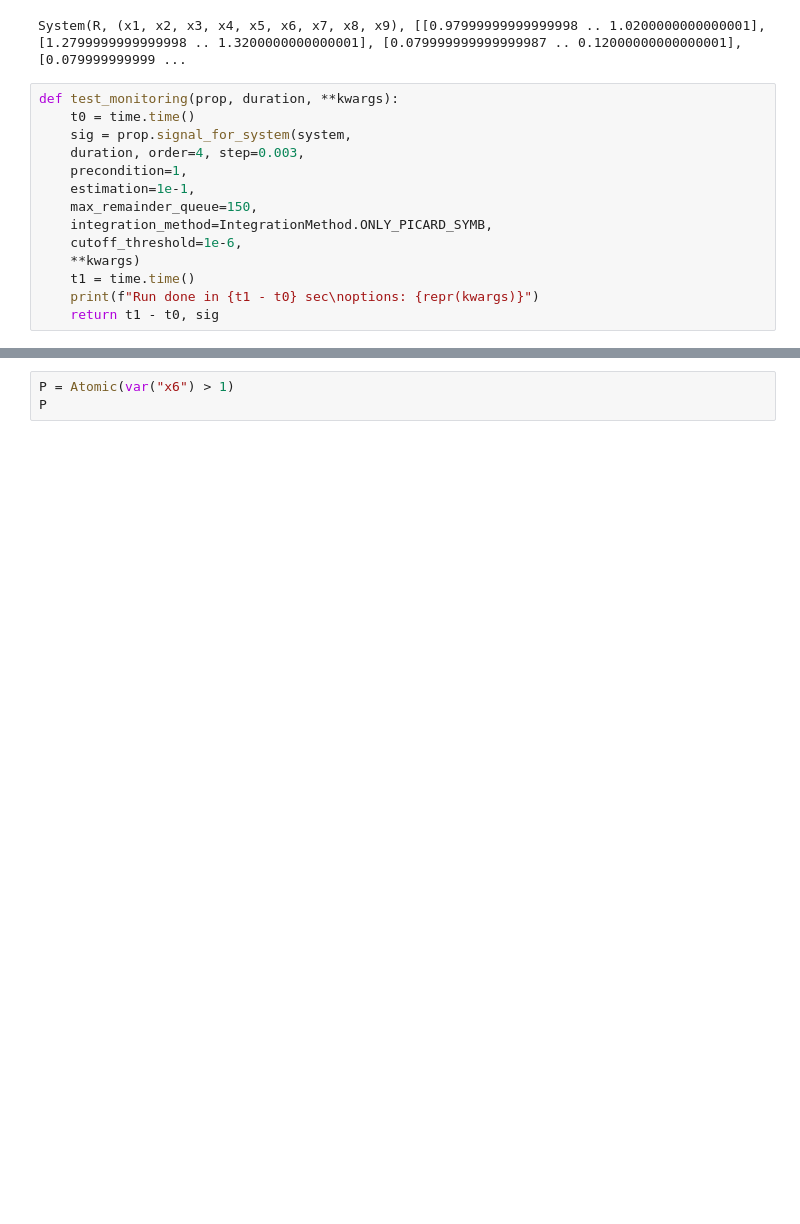
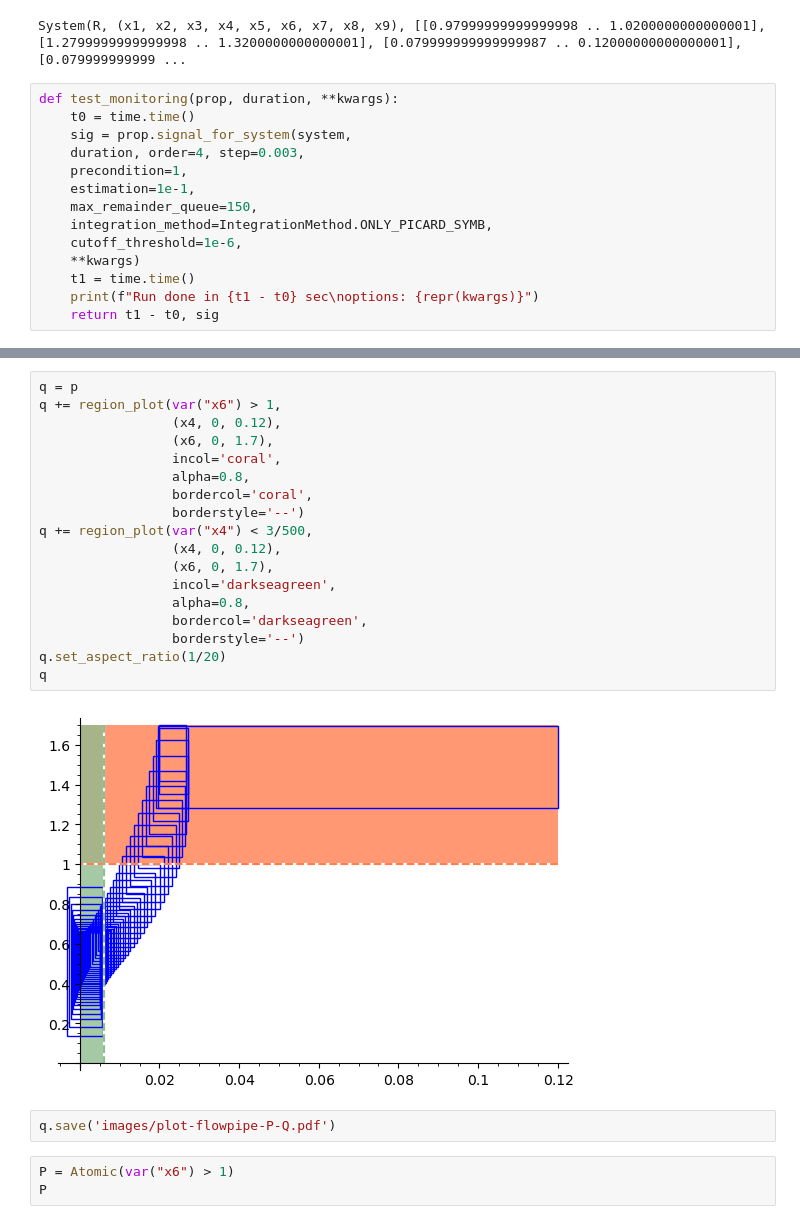
Before and after one commit to twright/Logic-of-Behaviour-in-Uncertain-Contexts, a Jupyter notebook: notebooks/Genetic Oscillator Masks -- Basic masks tests 7.ipynb, the cells around one changed output, grey strips where cells are left out. Cells and saved outputs as stored; diff of their text form; blank space fills up the shorter version.

```diff
--- a/notebooks/Genetic Oscillator Masks -- Basic masks tests 7.ipynb
+++ b/notebooks/Genetic Oscillator Masks -- Basic masks tests 7.ipynb
@@ -136,3 +147,25 @@ var_id_y = 5
+# %%
+q = p
+q += region_plot(var("x6") > 1,
+                 (x4, 0, 0.12),
+                 (x6, 0, 1.7),
+                 incol='coral',
+                 alpha=0.8,
+                 bordercol='coral',
+                 borderstyle='--')
+q += region_plot(var("x4") < 3/500,
+                 (x4, 0, 0.12),
+                 (x6, 0, 1.7),
+                 incol='darkseagreen',
+                 alpha=0.8,
+                 bordercol='darkseagreen',
+                 borderstyle='--')
+q.set_aspect_ratio(1/20)
+q
+# %% [output]
+[figure, added]
+# %%
+q.save('images/plot-flowpipe-P-Q.pdf')
 # %%
 P = Atomic(var("x6") > 1)
 P
```
Also changed, not shown: parts of 4 cells of this notebook, 30 other files.
